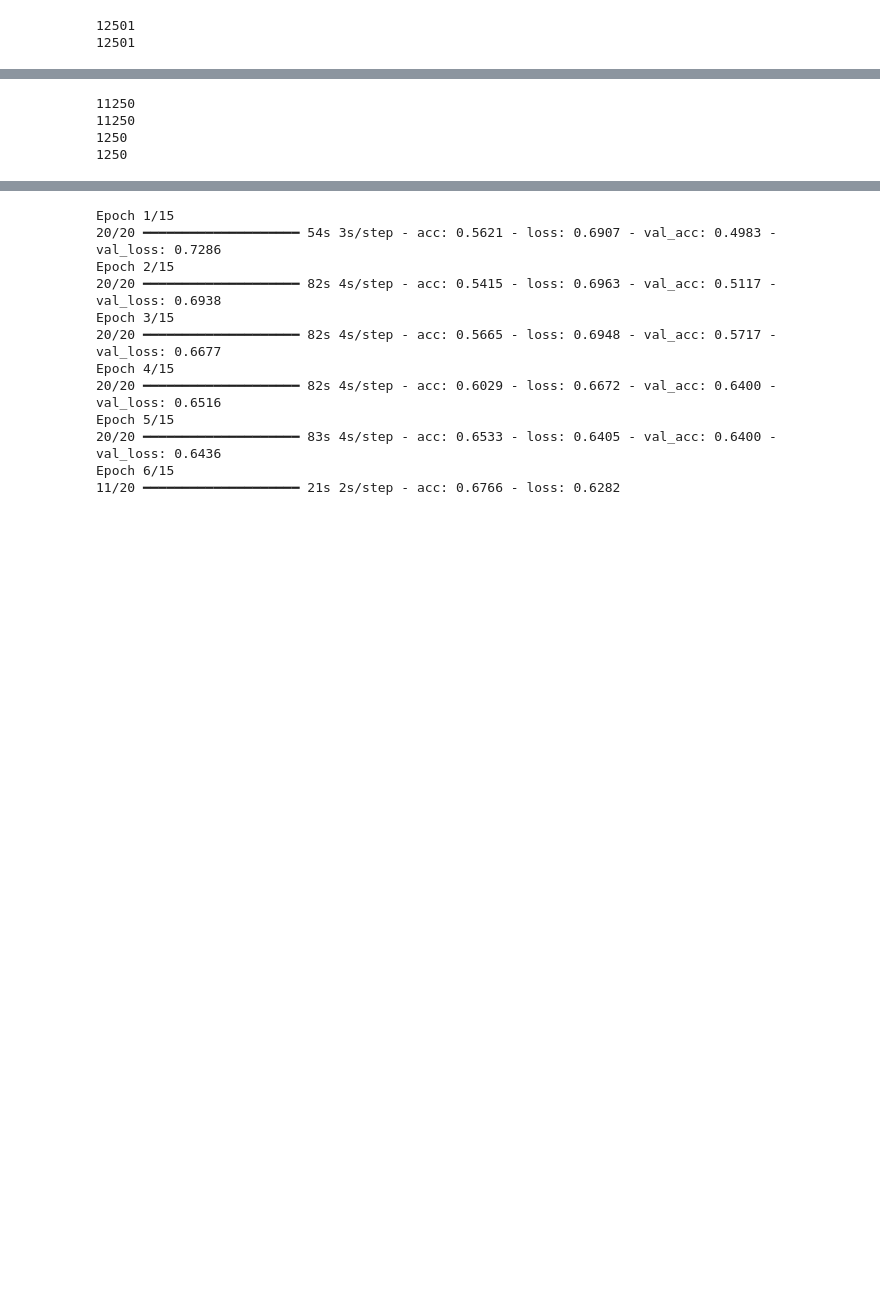
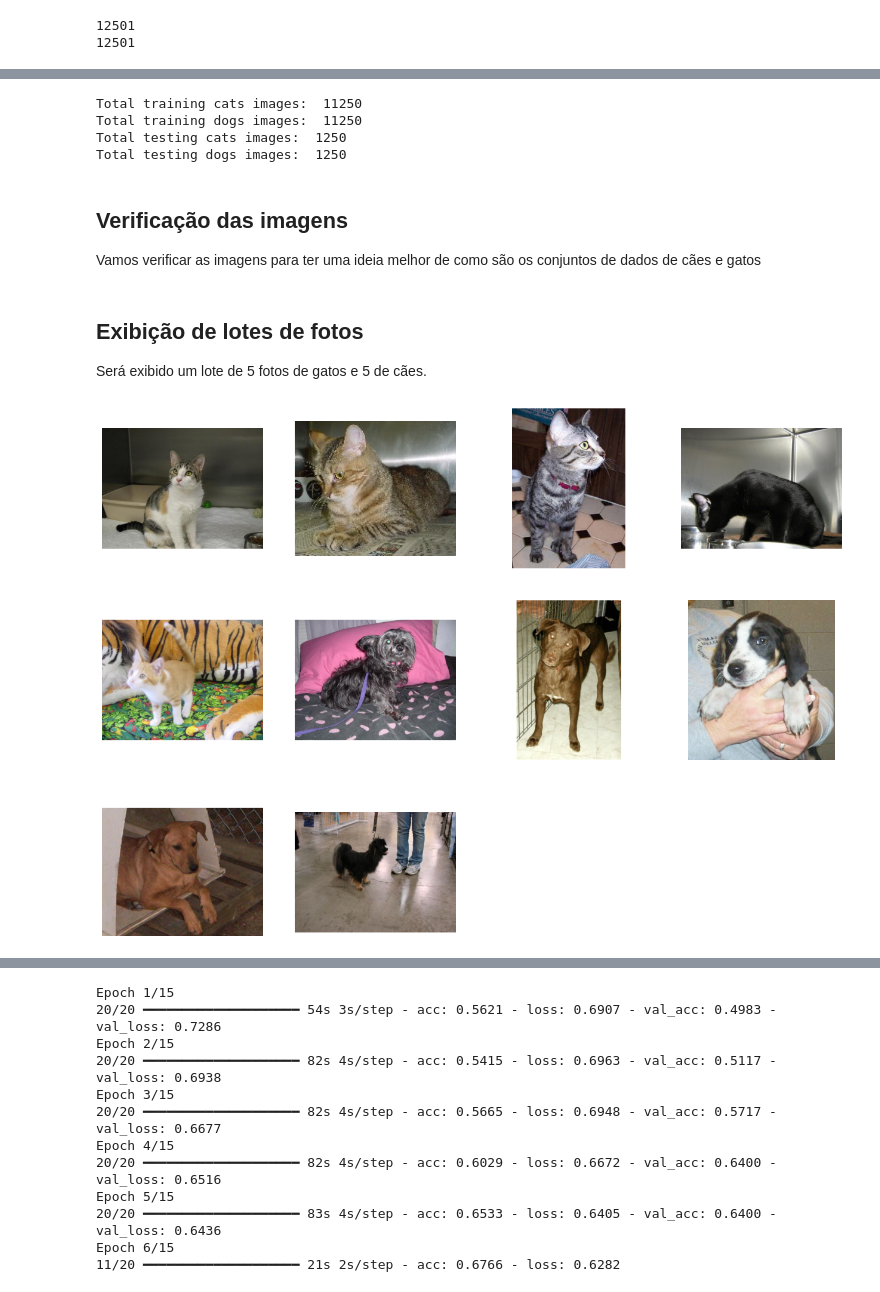
Before and after one commit to mateusribeirocampos/diollm, a Jupyter notebook: Notebooks/Projetos_DIO/Projeto_transfer_Learning_Python.ipynb, the cells around one changed output, grey strips where cells are left out. Drawn from its saved outputs; the diff is of its cells as text; code cells hidden in the pictures; blank space fills up the shorter version.

Commit message:
feat: pictures shows using %matplotlib iniline

```diff
--- a/Notebooks/Projetos_DIO/Projeto_transfer_Learning_Python.ipynb
+++ b/Notebooks/Projetos_DIO/Projeto_transfer_Learning_Python.ipynb
@@ -49,0 +67,6 @@ Definição da Rede Neural
+# %%
+cat_fnames = os.listdir('/home/PetImages/Cat')
+print("Cats: ", cat_fnames[:10])
+dog_fnames = os.listdir('/home/PetImages/Dog')
+dog_fnames.sort()
+print("Dogs: ", dog_fnames[:10])
@@ -89,10 +136,49 @@ split_data(DOG_SOURCE_DIR, TRAINING_DOGS_DIR, TESTING_DOGS_DIR, split_size)
 # %%
-print(len(os.listdir('/home/cats-v-dogs/training/cats/')))
-print(len(os.listdir('/home/cats-v-dogs/training/dogs/')))
-print(len(os.listdir('/home/cats-v-dogs/testing/cats/')))
-print(len(os.listdir('/home/cats-v-dogs/testing/dogs/')))
+print("Total training cats images: ", len(os.listdir('/home/cats-v-dogs/training/cats/')))
+print("Total training dogs images: ",len(os.listdir('/home/cats-v-dogs/training/dogs/')))
+print("Total testing cats images: ",len(os.listdir('/home/cats-v-dogs/testing/cats/')))
+print("Total testing dogs images: ",len(os.listdir('/home/cats-v-dogs/testing/dogs/')))
 # %% [output]
-11250
-11250
-1250
-1250
+Total training cats images:  11250
+Total training dogs images:  11250
+Total testing cats images:  1250
+Total testing dogs images:  1250
+# %% [markdown]
+## Verificação das imagens
+
+Vamos verificar as imagens para ter uma ideia melhor de como são os conjuntos de dados de cães e gatos
+# %%
+%matplotlib inline
+
+import matplotlib.image as mpimg
+import matplotlib.pyplot as plt
+
+nrows = 4
+ncols = 4
+
+pic_index = 0
+# %% [markdown]
+## Exibição de lotes de fotos
+
+Será exibido um lote de 5 fotos de gatos e 5 de cães.
+# %%
+fig = plt.gcf()
+fig.set_size_inches(ncols * 4, nrows * 4)
+
+pic_index += 5
+next_cat_pix = [os.path.join(TRAINING_CATS_DIR, fname)
+                for fname in cat_fnames[pic_index-5:pic_index]]
+next_dog_pix = [os.path.join(TRAINING_DOGS_DIR, fname)
+                for fname in dog_fnames[pic_index-5:pic_index]]
+
+for i, img_path in enumerate(next_cat_pix+next_dog_pix):
+
+  sp = plt.subplot(nrows, ncols, i + 1)
+  sp.axis('Off')
+
+  img = mpimg.imread(img_path)
+  plt.imshow(img)
+
+plt.show()
+# %% [output]
+[figure, added]
```
Also changed, not shown: parts of 16 cells of this notebook.
